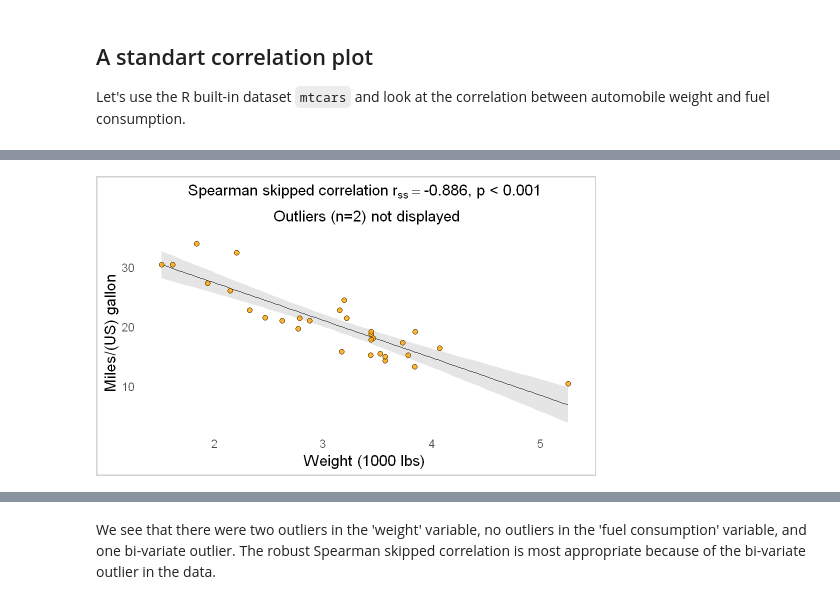
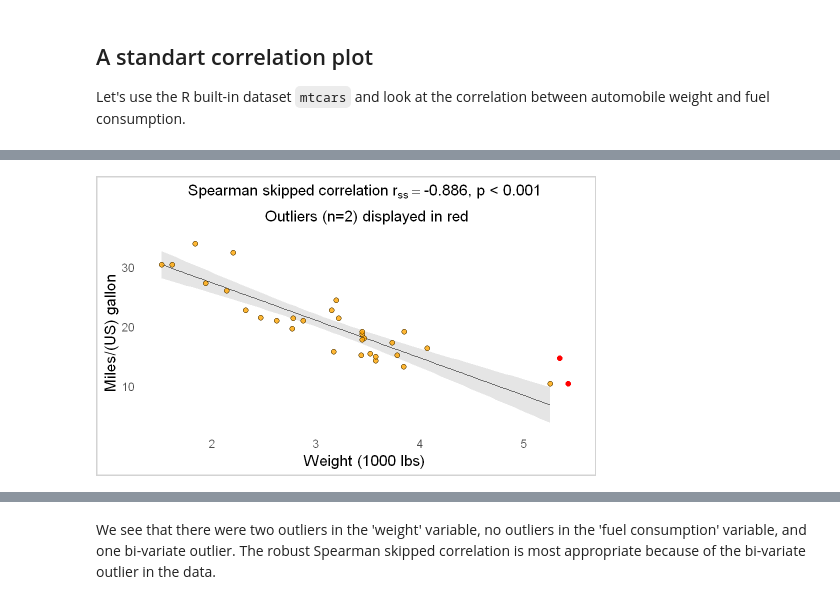
Before and after one commit to dcdace/R_functions, a Jupyter notebook: flexible-correlations/description-and-examples.ipynb, the cells around one changed output, grey strips where cells are left out. Drawn from its saved outputs; the diff is of its cells as text; code cells hidden in the pictures.

```diff
--- a/flexible-correlations/description-and-examples.ipynb
+++ b/flexible-correlations/description-and-examples.ipynb
@@ -111,9 +132,9 @@ Let's use the R built-in dataset `mtcars` and look at the correlation between au
 # %%
-# get the dataset
-df <- mtcars
-# plot the result
+# plot the result, including outlier cases
 plot_correlation(df$wt, df$mpg,
                  var1name = "Weight (1000 lbs)",
-                 var2name = "Miles/(US) gallon")
+                 var2name = "Miles/(US) gallon",
+                 plotoutliers = TRUE,
+                 datainfo = FALSE)
 # %% [output]
-[figure, old version]
+[figure, new version]
```
Also changed, not shown: parts of 12 cells of this notebook.
